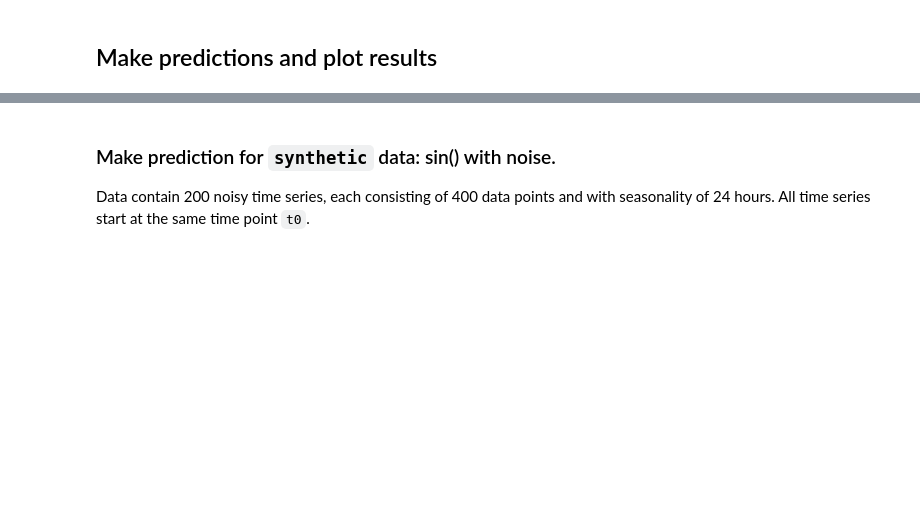
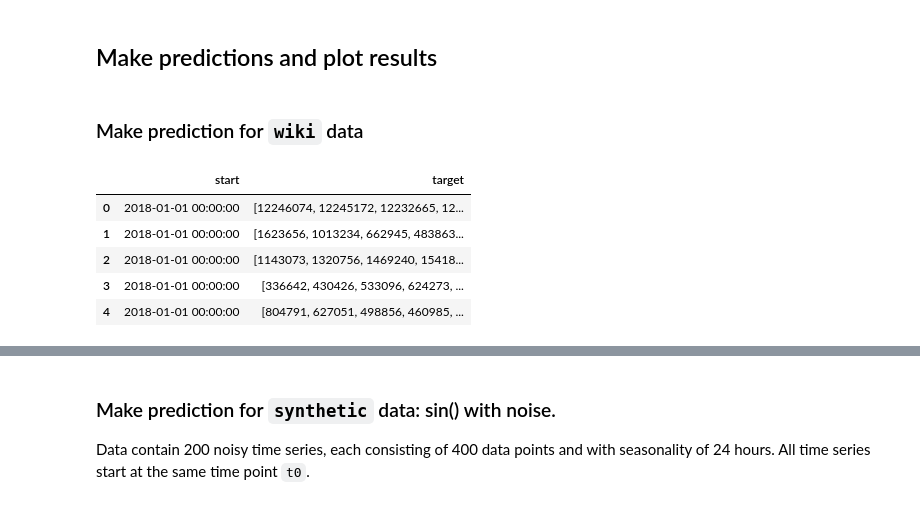
Before and after one commit to amigniox/robust_forecasting, a Jupyter notebook: notebooks/01-sagemaker-deepar-wikimedia.ipynb, the cells around one changed output, grey strips where cells are left out. Drawn from its saved outputs; the diff is of its cells as text; code cells hidden in the pictures; blank space fills up the shorter version.

```diff
--- a/notebooks/01-sagemaker-deepar-wikimedia.ipynb
+++ b/notebooks/01-sagemaker-deepar-wikimedia.ipynb
@@ -281,3 +293,16 @@ predictor = DeepARPredictor(
 predictor.set_prediction_parameters(freq, prediction_length)
 # %% [markdown]
 ## Make predictions and plot results
+# %% [markdown]
+### Make prediction for `wiki` data
+# %%
+data_location = "s3://{}/test/test.json".format(s3_data_path)
+df_ts = pd.read_json(data_location, lines = True)
+df_ts.head()
+# %% [output]
+|  | start | target |
+| 0 | 2018-01-01 00:00:00 | [12246074, 12245172, 12232665, 12... |
+| 1 | 2018-01-01 00:00:00 | [1623656, 1013234, 662945, 483863... |
+| 2 | 2018-01-01 00:00:00 | [1143073, 1320756, 1469240, 15418... |
+| 3 | 2018-01-01 00:00:00 | [336642, 430426, 533096, 624273, ... |
+| 4 | 2018-01-01 00:00:00 | [804791, 627051, 498856, 460985, ... |
```
Also changed, not shown: parts of 17 cells of this notebook, 1 other file.
